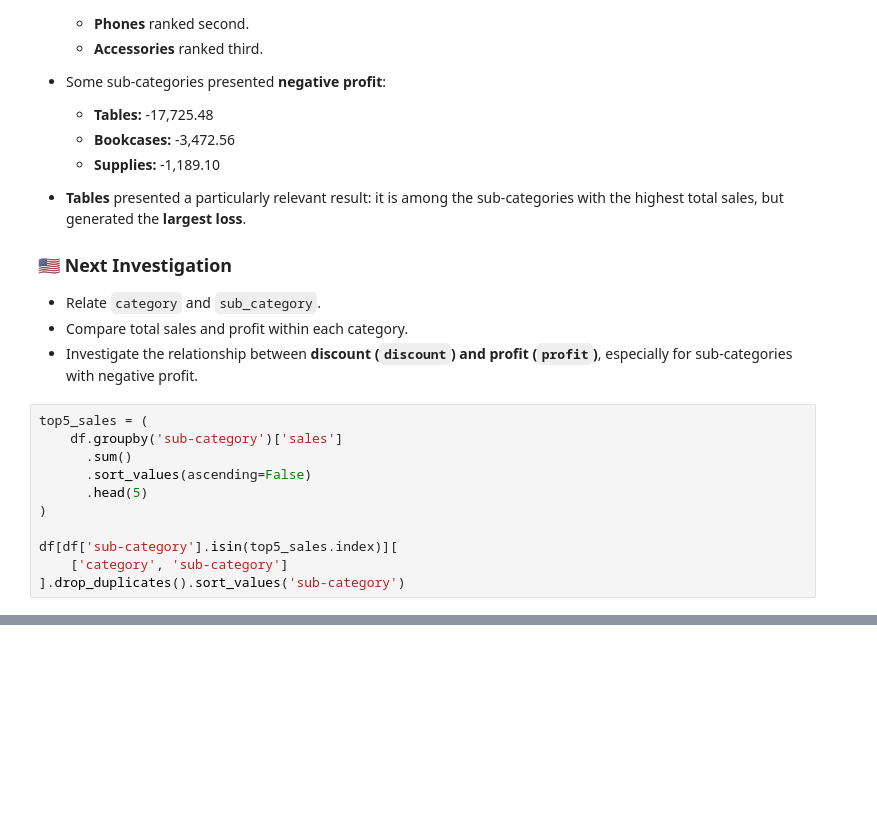
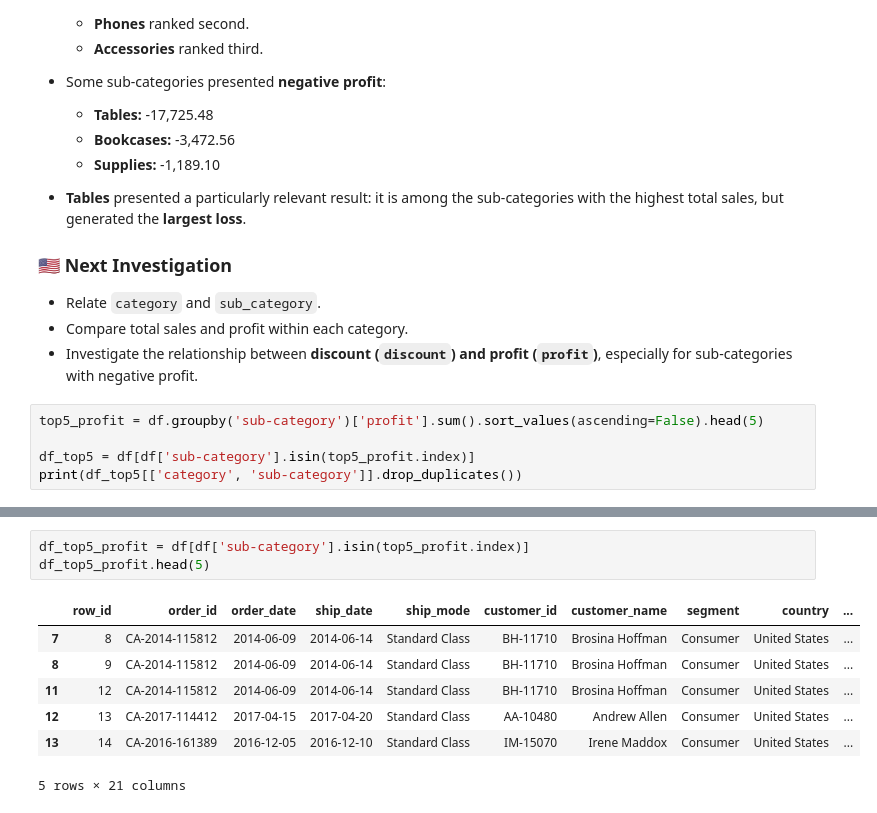
Before and after one commit to higorlu2023-design/superstore-sales-analysis, a Jupyter notebook: Notebooks/EDA.ipynb, the cells around one changed output, grey strips where cells are left out. Saved outputs shown, nothing was run; the diff lists cells and outputs as text; blank space fills up the shorter version.

```diff
--- a/Notebooks/EDA.ipynb
+++ b/Notebooks/EDA.ipynb
@@ -443,14 +443,8 @@ Name: profit, dtype: float64
 - Compare total sales and profit within each category.
 - Investigate the relationship between **discount (`discount`) and profit (`profit`)**, especially for sub-categories with negative profit.
 # %%
-top5_sales = (
-    df.groupby('sub-category')['sales']
-      .sum()
-      .sort_values(ascending=False)
-      .head(5)
-)
+top5_profit = df.groupby('sub-category')['profit'].sum().sort_values(ascending=False).head(5)
 
-df[df['sub-category'].isin(top5_sales.index)][
-    ['category', 'sub-category']
-].drop_duplicates().sort_values('sub-category')
+df_top5 = df[df['sub-category'].isin(top5_profit.index)]
+print(df_top5[['category', 'sub-category']].drop_duplicates())
 # %% [output]
@@ -462,0 +476,11 @@ df[df['sub-category'].isin(top5_sales.index)][
+# %%
+df_top5_profit = df[df['sub-category'].isin(top5_profit.index)]
+df_top5_profit.head(5)
+# %% [output]
+|  | row_id | order_id | order_date | ship_date | ship_mode | customer_id | customer_name | segment | country | ... |
+| 7 | 8 | CA-2014-115812 | 2014-06-09 | 2014-06-14 | Standard Class | BH-11710 | Brosina Hoffman | Consumer | United States | ... |
+| 8 | 9 | CA-2014-115812 | 2014-06-09 | 2014-06-14 | Standard Class | BH-11710 | Brosina Hoffman | Consumer | United States | ... |
+| 11 | 12 | CA-2014-115812 | 2014-06-09 | 2014-06-14 | Standard Class | BH-11710 | Brosina Hoffman | Consumer | United States | ... |
+| 12 | 13 | CA-2017-114412 | 2017-04-15 | 2017-04-20 | Standard Class | AA-10480 | Andrew Allen | Consumer | United States | ... |
+| 13 | 14 | CA-2016-161389 | 2016-12-05 | 2016-12-10 | Standard Class | IM-15070 | Irene Maddox | Consumer | United States | ... |
+5 rows × 21 columns
```
Also changed, not shown: parts of 19 cells of this notebook, 1 other file.
